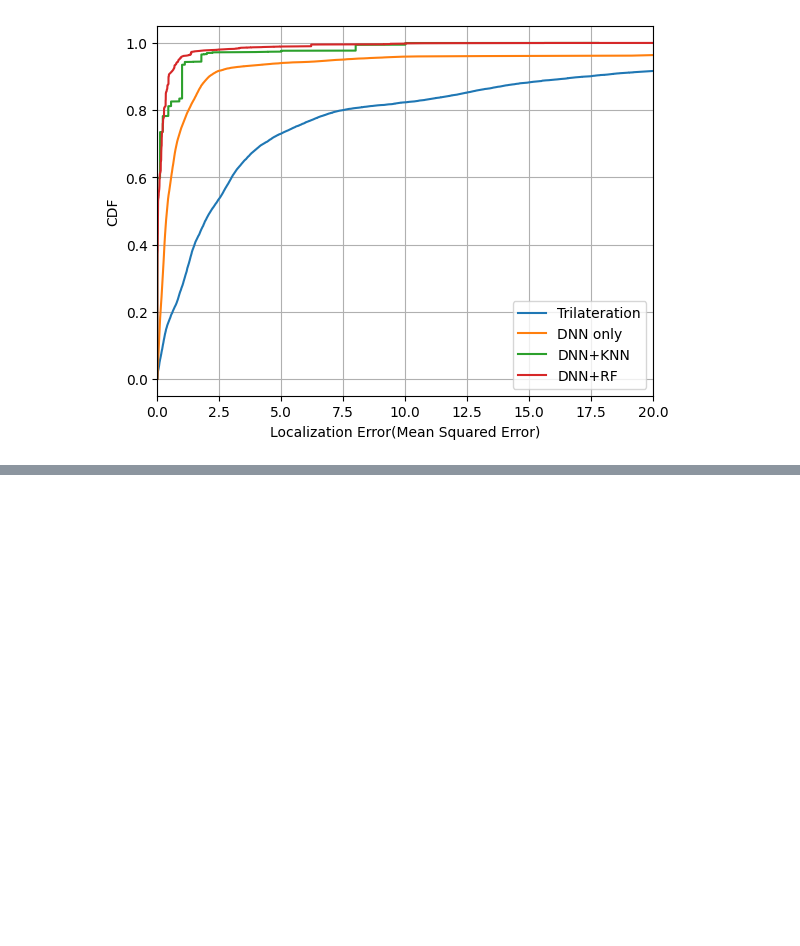
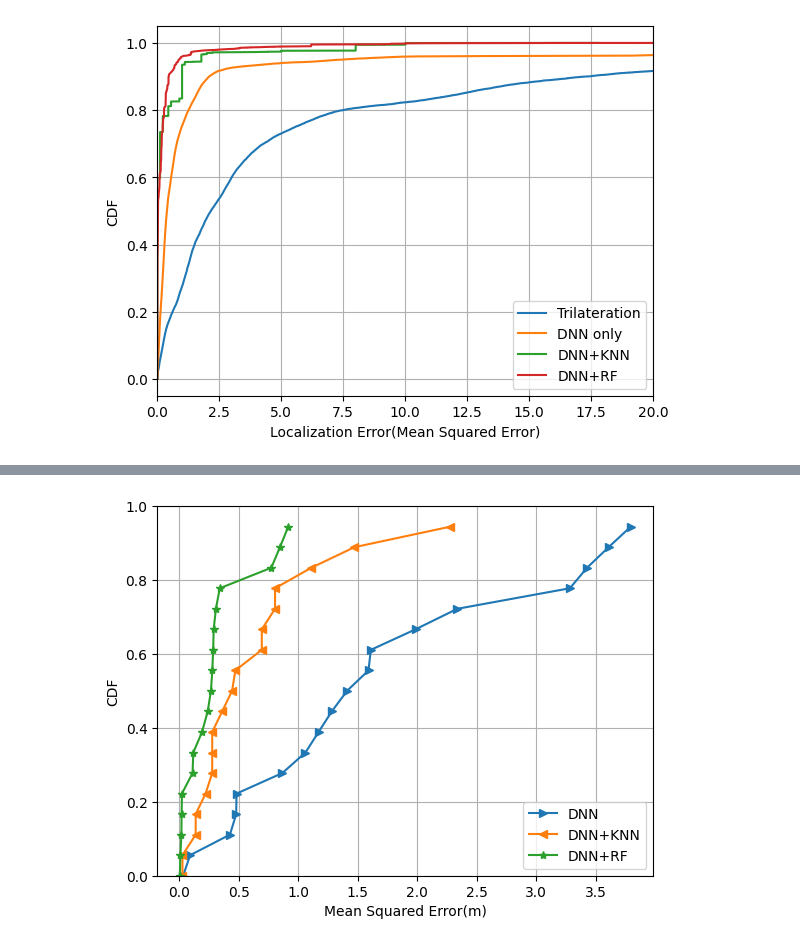
Before and after one commit to ranalila98/RTT-FIngerprinting-with-offset, a Jupyter notebook: RTT-Fingerprinting with offset/CDF_final.ipynb, the cells around one changed output, grey strips where cells are left out. Saved outputs shown, nothing was run; the diff lists cells and outputs as text; code cells hidden in the pictures; blank space fills up the shorter version.

```diff
--- a/RTT-Fingerprinting with offset/CDF_final.ipynb
+++ b/RTT-Fingerprinting with offset/CDF_final.ipynb
@@ -319,0 +373,18 @@ plt.show()
+# %%
+plt.xlabel('Mean Squared Error(m)')
+plt.ylabel('CDF')
+#plt.title('CDF using sorting the data')
+
+plt.plot(sorted_mse3, cdf3 ,label='DNN',marker='>')
+plt.plot(sorted_mse2, cdf2, label='DNN+KNN',marker='<')
+plt.plot(sorted_mse1, cdf1, label='DNN+RF',marker='*' )
+#plt.plot(sorted_mse4, cdf4, label='Tri')
+
+
+plt.legend()
+plt.ylim([0, 1])
+#plt.xlim([0, 20])
+plt.grid()
+plt.show()
+# %% [output]
+[figure, added]
```
Also changed, not shown: parts of 2 cells of this notebook, 1 other file.
